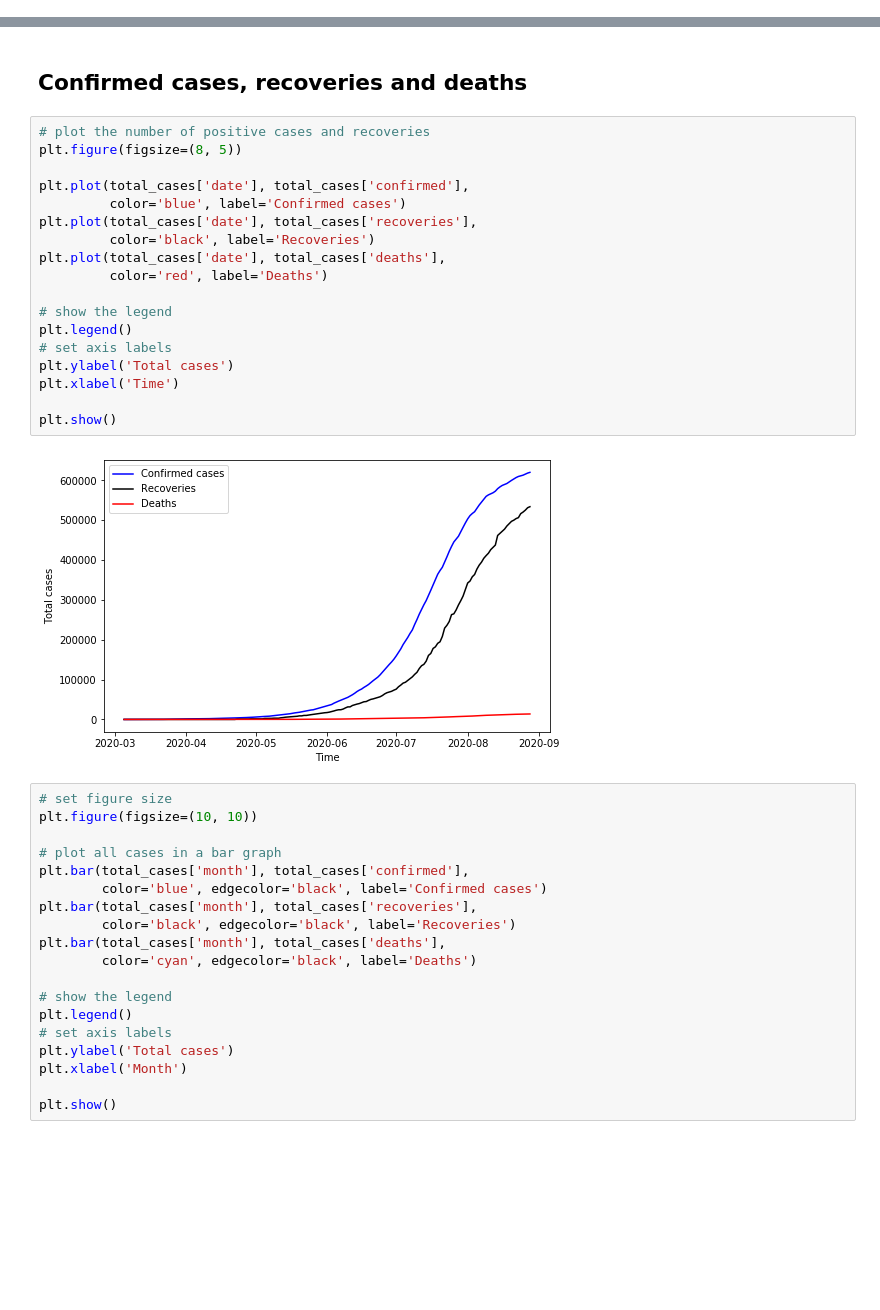
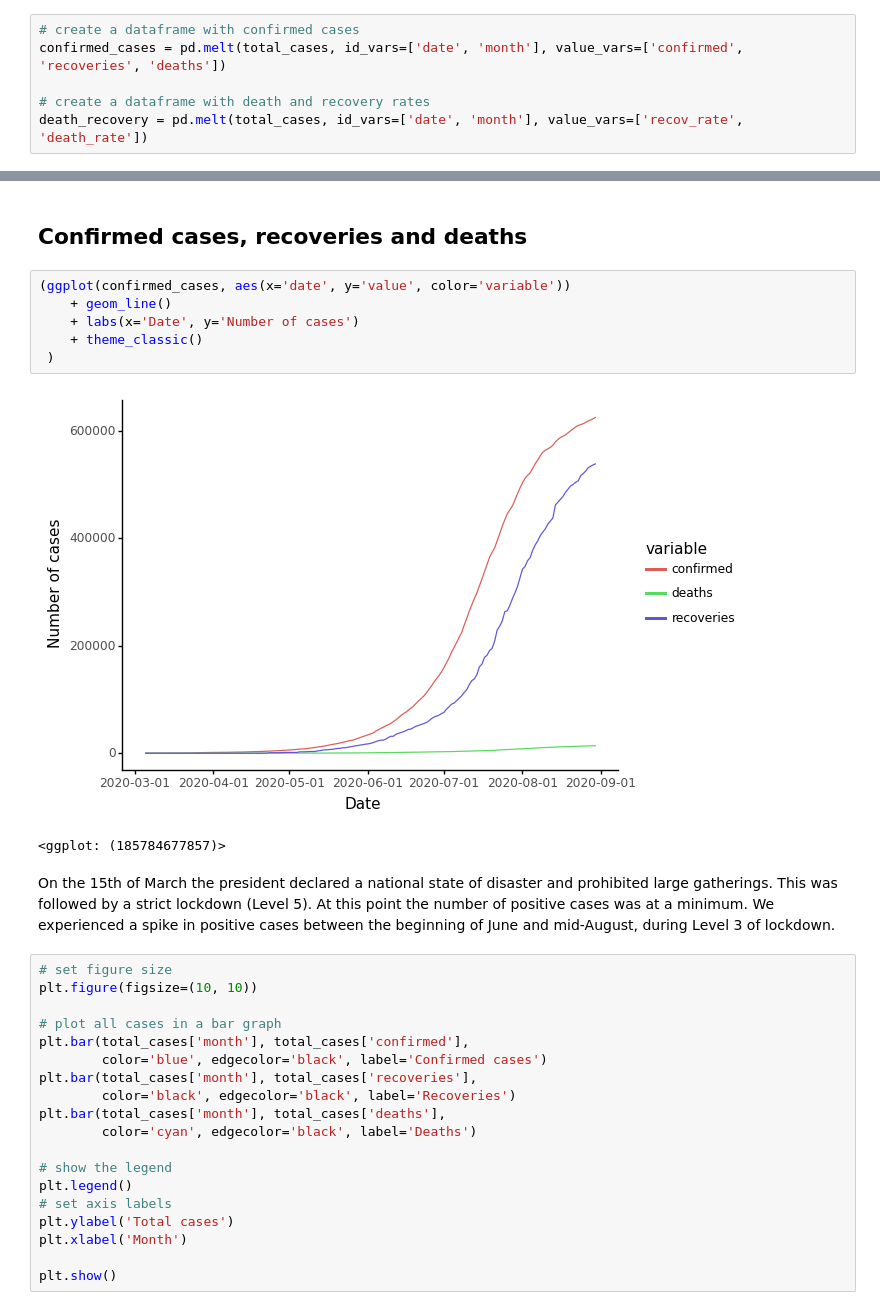
Before and after one commit to ZintleFaltein/Covid-modelling, a Jupyter notebook: Notebooks/Covid19_analysis.ipynb, the cells around one changed output, grey strips where cells are left out. Drawn from its saved outputs; the diff is of its cells as text; blank space fills up the shorter version.

```diff
--- a/Notebooks/Covid19_analysis.ipynb
+++ b/Notebooks/Covid19_analysis.ipynb
@@ -121,0 +114,6 @@ total_cases.head()
+# %%
+# create a dataframe with confirmed cases
+confirmed_cases = pd.melt(total_cases, id_vars=['date', 'month'], value_vars=['confirmed', 'recoveries', 'deaths'])
+
+# create a dataframe with death and recovery rates
+death_recovery = pd.melt(total_cases, id_vars=['date', 'month'], value_vars=['recov_rate', 'death_rate'])
@@ -123,26 +136,17 @@ total_cases.head()
 Recoveries were recorded only 47 days after the first positive case was confirmed, and deaths were first reported after 24 days. To date there are 525 242 recoveries and 13 502 deaths.
 # %% [markdown]
 ## Confirmed cases, recoveries and deaths
-# %%
-# plot the number of positive cases and recoveries
-plt.figure(figsize=(8, 5))
-
-plt.plot(total_cases['date'], total_cases['confirmed'],
-         color='blue', label='Confirmed cases')
-plt.plot(total_cases['date'], total_cases['recoveries'],
-         color='black', label='Recoveries')
-plt.plot(total_cases['date'], total_cases['deaths'],
-         color='red', label='Deaths')
-
-# show the legend
-plt.legend()
-# set axis labels
-plt.ylabel('Total cases')
-plt.xlabel('Time')
-
-plt.show()
-# %% [output]
-[figure, removed]
+# %%
+(ggplot(confirmed_cases, aes(x='date', y='value', color='variable'))
+    + geom_line()
+    + labs(x='Date', y='Number of cases')
+    + theme_classic()
+ )
+# %% [output]
+[figure, added]
+<ggplot: (185784677857)>
+# %% [markdown]
+On the 15th of March the president declared a national state of disaster and prohibited large gatherings. This was followed by a strict lockdown (Level 5). At this point the number of positive cases was at a minimum. We experienced a spike in positive cases between the beginning of June and mid-August, during Level 3 of lockdown.
 # %%
 # set figure size
 plt.figure(figsize=(10, 10))
```
Also changed, not shown: parts of 27 cells of this notebook.
